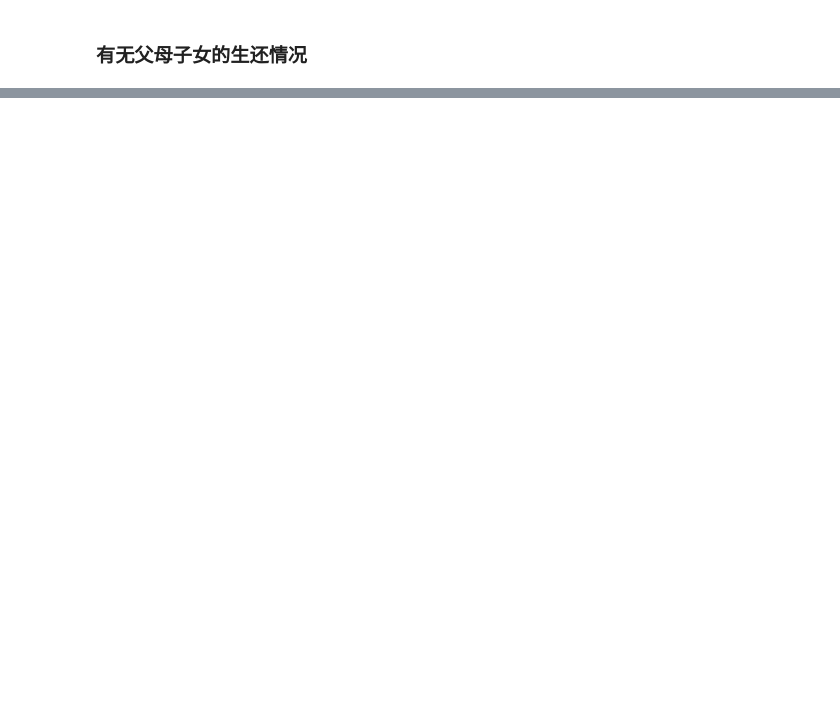
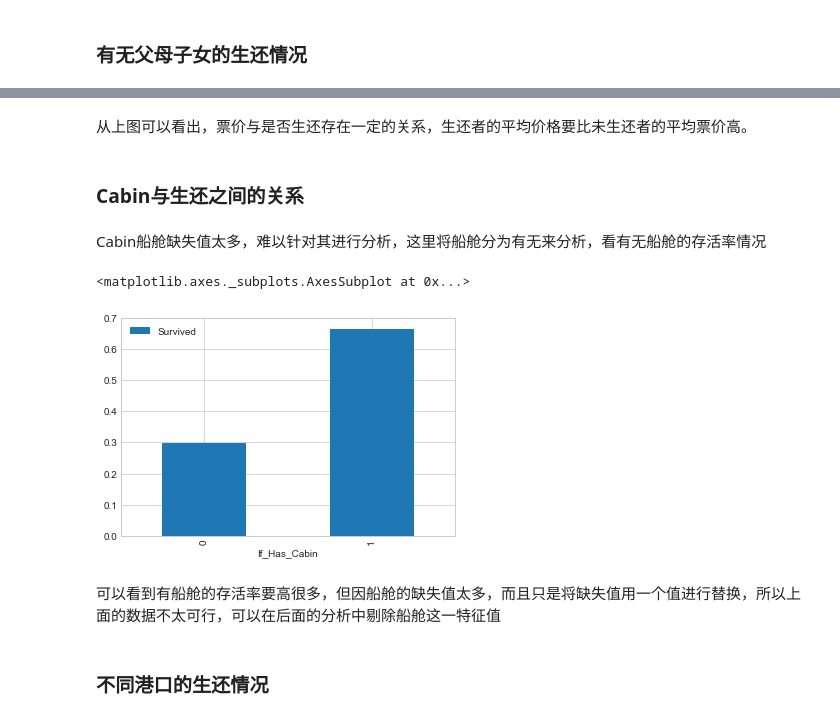
Before and after one commit to letjetfat/titanic-survival-prediction, a Jupyter notebook: titanic-survival-prediction.ipynb, the cells around one changed output, grey strips where cells are left out. Saved outputs shown, nothing was run; the diff lists cells and outputs as text; code cells hidden in the pictures; blank space fills up the shorter version.

```diff
--- a/titanic-survival-prediction.ipynb
+++ b/titanic-survival-prediction.ipynb
@@ -479,0 +605,16 @@ Text(0.5,0,'No SibSp')
+# %% [markdown]
+从上图可以看出，票价与是否生还存在一定的关系，生还者的平均价格要比未生还者的平均票价高。
+# %% [markdown]
+### Cabin与生还之间的关系
+# %% [markdown]
+Cabin船舱缺失值太多，难以针对其进行分析，这里将船舱分为有无来分析，看有无船舱的存活率情况
+# %%
+train['If_Has_Cabin'] = train['Cabin'].apply(lambda x: 0 if x=='UN999' else 1)
+train[['If_Has_Cabin','Survived']].groupby('If_Has_Cabin').mean().plot.bar()
+# %% [output]
+<matplotlib.axes._subplots.AxesSubplot at 0x...>
+[figure, added]
+# %% [markdown]
+可以看到有船舱的存活率要高很多，但因船舱的缺失值太多，而且只是将缺失值用一个值进行替换，所以上面的数据不太可行，可以在后面的分析中剔除船舱这一特征值
+# %% [markdown]
+### 不同港口的生还情况
```
Also changed, not shown: parts of 30 cells of this notebook, 1 other file.
